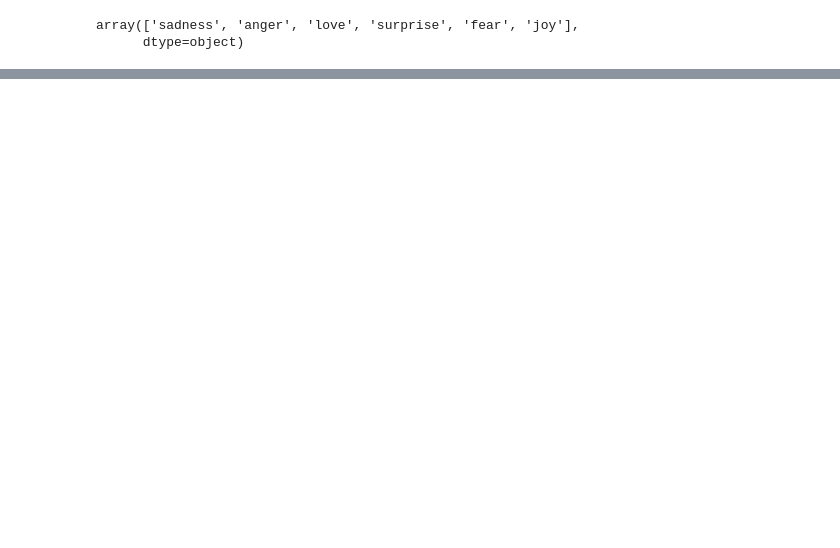
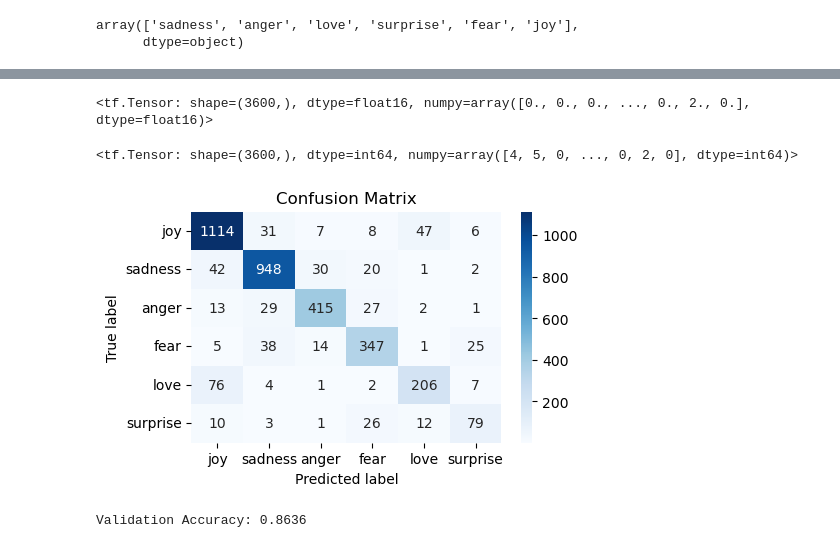
Before and after one commit to danieltar18/mlp-tensorflow, a Jupyter notebook: text_classification/emotions.ipynb, the cells around one changed output, grey strips where cells are left out. Drawn from its saved outputs; the diff is of its cells as text; code cells hidden in the pictures; blank space fills up the shorter version.

```diff
--- a/text_classification/emotions.ipynb
+++ b/text_classification/emotions.ipynb
@@ -81,0 +347,3 @@ plt.show()
+# %%
+predictions = model.predict(val_ds)
+predicted_labels = tf.cast(tf.argmax(predictions, axis=1), tf.float16)
@@ -81,0 +367,29 @@ plt.show()
+# %%
+predicted_labels
+# %% [output]
+<tf.Tensor: shape=(3600,), dtype=float16, numpy=array([0., 0., 0., ..., 0., 2., 0.], dtype=float16)>
+# %%
+val_labels
+# %% [output]
+<tf.Tensor: shape=(3600,), dtype=int64, numpy=array([4, 5, 0, ..., 0, 2, 0], dtype=int64)>
+# %%
+cm = confusion_matrix(val_labels, predicted_labels)
+accuracy = accuracy_score(val_labels, predicted_labels)
+# %%
+decoder = tf.keras.layers.StringLookup(
+        vocabulary=vocab,
+        invert=True,
+    )
+# %%
+class_labels = decoder([1, 2, 3, 4, 5, 6]).numpy().astype(str)
+plt.figure(figsize=(5, 3))
+sns.heatmap(cm, annot=True, fmt='d', cmap='Blues', xticklabels=class_labels, yticklabels=class_labels)
+plt.title('Confusion Matrix')
+plt.ylabel('True label')
+plt.xlabel('Predicted label')
+plt.show()
+
+print(f"Validation Accuracy: {accuracy:.4f}")
+# %% [output]
+[figure, added]
+Validation Accuracy: 0.8636
```
Also changed, not shown: parts of 44 cells of this notebook, 6 other files.
